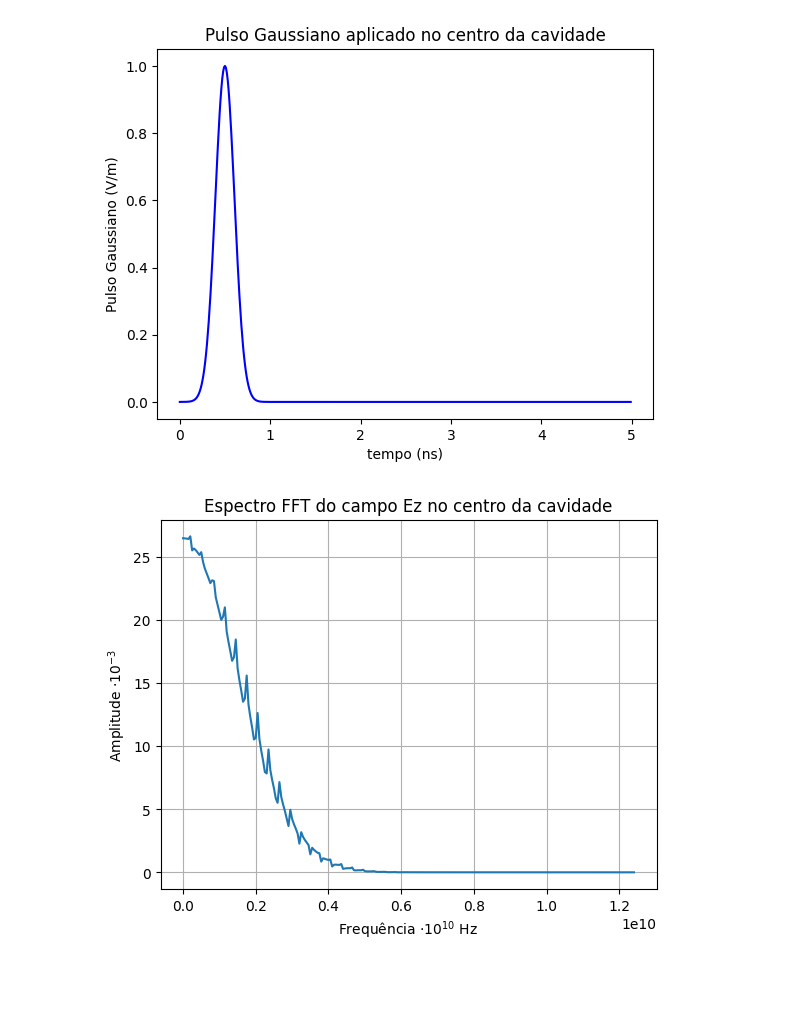
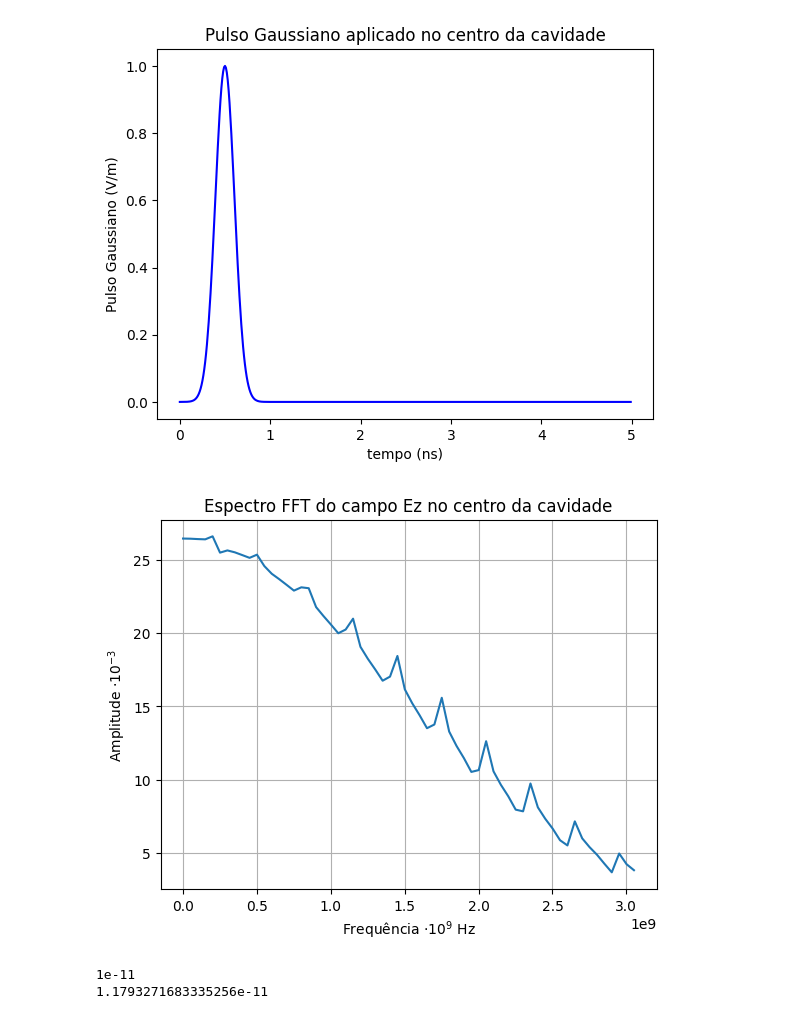
Before and after one commit to RaphaelLeivas/eletrocomp-2026-1, a Jupyter notebook: notebooks/lista3/lista3_q3.ipynb, the cells around one changed output. Saved outputs shown, nothing was run; the diff lists cells and outputs as text; code cells hidden in the pictures; blank space fills up the shorter version.

```diff
--- a/notebooks/lista3/lista3_q3.ipynb
+++ b/notebooks/lista3/lista3_q3.ipynb
@@ -41,9 +41,13 @@ for n in range(Nt-1):
     # --- fonte (pulso gaussiano no tempo) ---
     t0 = 50
     spread = 15
-    source = np.exp(-((n - t0)**2) / spread**2)
+    source_gaussiano = np.exp(-((n - t0)**2) / spread**2)
 
-    Ez[n, cx, cy] += source
+    # --- fonte (senoidal no tempo) ---
+    frequency = 1e9  # 1 GHz
+    source_senoidal = np.sin(2 * np.pi * frequency * n * dt)
+
+    Ez[n, cx, cy] += source_gaussiano
 
     Hx[n+1, :, :-1] = Hx[n, :, :-1] - (dt/(mu*dy)) * (
         Ez[n, :, 1:] - Ez[n, :, :-1]
@@ -112,14 +116,21 @@ plt.show()
 # %%
 # 2. Compute the FFT
 yf = fft(probe)
 xf = fftfreq(len(probe), dt)
 
 # 3. Plot the results (Positive frequencies only)
-plt.plot(xf[:len(probe)//8], 1e3 * 2.0/len(probe) * np.abs(yf[:len(probe)//8]))
+plt.plot(xf[:len(probe)//32], 1e3 * 2.0/len(probe) * np.abs(yf[:len(probe)//32]))
 plt.title("Espectro FFT do campo Ez no centro da cavidade")
-plt.xlabel(r"Frequência $\cdot 10^{10}$ Hz")
+plt.xlabel(r"Frequência $\cdot 10^{9}$ Hz")
 plt.ylabel(r"Amplitude $\cdot 10^{-3}$")
 plt.grid()
 plt.show()
 # %% [output]
-[figure, old version]
+[figure, new version]
+# %%
+print(dt)
+
+print(1 / (c * np.sqrt( (1/dx)**2 + 1/dy**2) ))
+# %% [output]
+1e-11
+1.1793271683335256e-11
```
Also changed, not shown: parts of 2 cells of this notebook, 8 other files.
